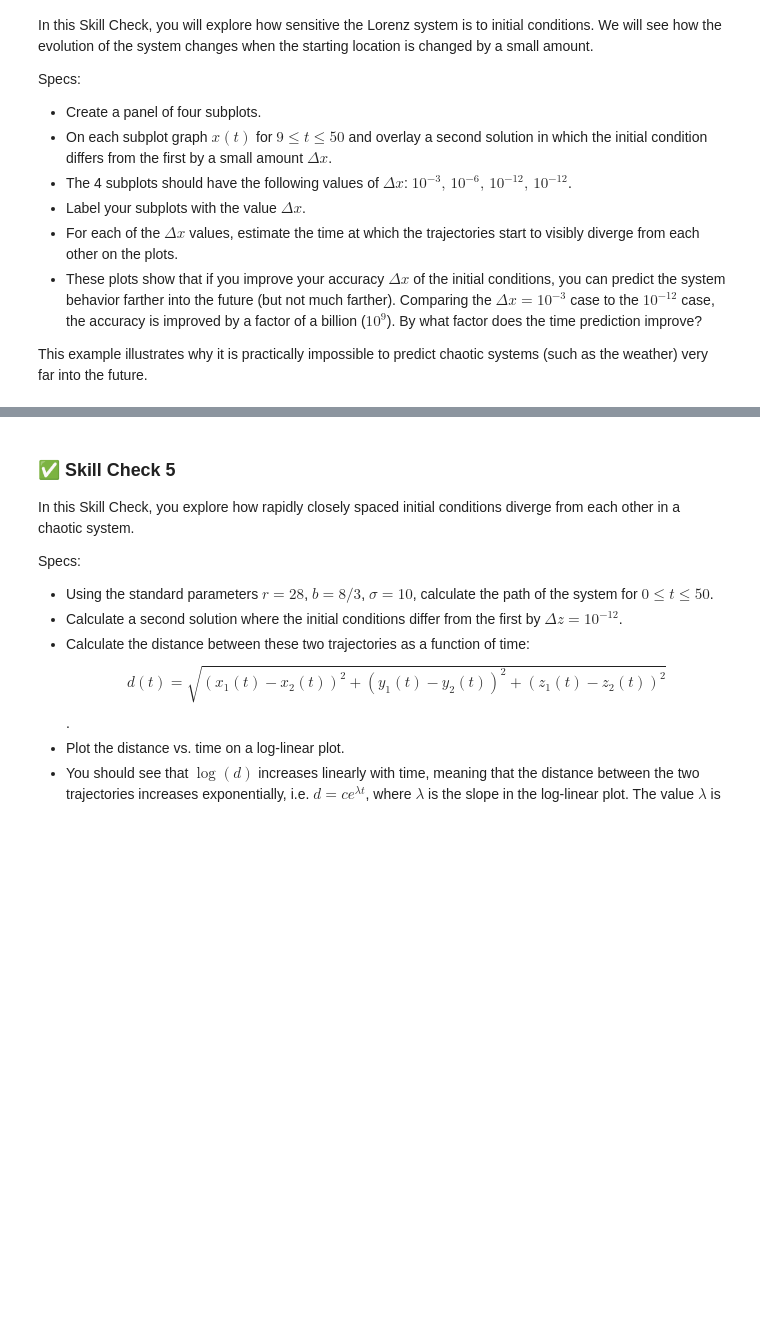
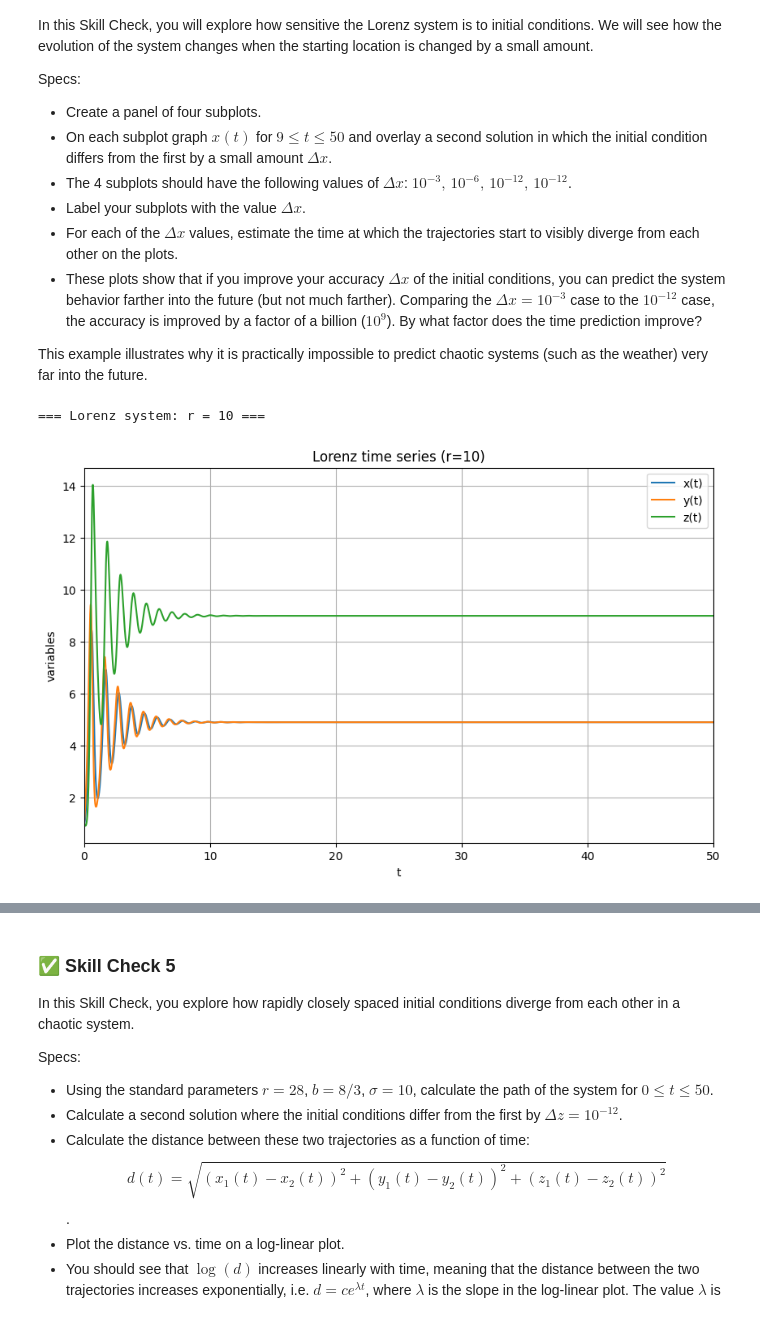
Before and after one commit to morganpatito/Computational-Physics, a Jupyter notebook: ode/ode_4.ipynb, the cells around one changed output, grey strips where cells are left out. Saved outputs shown, nothing was run; the diff lists cells and outputs as text; code cells hidden in the pictures; blank space fills up the shorter version.

```diff
--- a/ode/ode_4.ipynb
+++ b/ode/ode_4.ipynb
@@ -359,0 +474,80 @@ from scipy.integrate import solve_ivp
+# %%
+import numpy as np
+import matplotlib.pyplot as plt
+from scipy.integrate import solve_ivp
+
+# your code here
+
+# Cell 7: Skill Check 3 - Lorenz system integration, time series and 3D plots
+import numpy as np
+import matplotlib.pyplot as plt
+from scipy.integrate import solve_ivp
+from mpl_toolkits.mplot3d import Axes3D  # registers 3D projection
+
+def deriv_lorenz(t, y, sigma, r, b):
+    x, yv, z = y
+    dxdt = sigma * (yv - x)
+    dydt = x * (r - z) - yv
+    dzdt = x * yv - b * z
+    return np.array([dxdt, dydt, dzdt])
+
+def analyze_and_plot_lorenz(r, sigma=10.0, b=8/3, tmax=50.0, y0=(1.0,1.0,1.0)):
+    print(f"\n=== Lorenz system: r = {r} ===")
+    t_span = (0.0, tmax)
+    t_eval = np.linspace(0, tmax, 5000)
+    sol = solve_ivp(deriv_lorenz, t_span, np.array(y0), args=(sigma, r, b),
+                    t_eval=t_eval, rtol=1e-9, atol=1e-12)
+    t = sol.t
+    X = sol.y  # shape (3, Nt)
+    x = X[0,:]; yv = X[1,:]; z = X[2,:]
+
+    # Plot time series
+    plt.figure(figsize=(10,6))
+    plt.plot(t, x, label='x(t)')
+    plt.plot(t, yv, label='y(t)')
+    plt.plot(t, z, label='z(t)')
+    plt.xlim(0, tmax)
+    plt.xlabel('t'); plt.ylabel('variables'); plt.title(f'Lorenz time series (r={r})')
+    plt.legend(); plt.grid(True); plt.show()
+
+    # 3D trajectory
+    fig = plt.figure(figsize=(8,6))
+    ax = fig.add_subplot(111, projection='3d')
+    ax.plot(x, yv, z, lw=0.5)
+    ax.set_title(f'Lorenz attractor (r={r})'); ax.set_xlabel('x'); ax.set_ylabel('y'); ax.set_zlabel('z')
+    plt.show()
+
+    # Simple classification heuristic:
+    # - compute std of each series after transient (t > tmax*0.5)
+    cut = int(len(t) * 0.5)
+    stds = np.std(X[:,cut:], axis=1)
+    # FFT peakiness check for x(t) after transient (detect clear dominant frequency)
+    from numpy.fft import rfft, rfftfreq
+    x_cut = x[cut:]
+    yf = np.abs(rfft(x_cut - np.mean(x_cut)))
+    freqs = rfftfreq(x_cut.size, d=(t[1]-t[0]))
+    # find relative peak dominance
+    if yf.size > 3:
+        peak_ratio = np.max(yf) / (np.mean(yf) + 1e-16)
+    else:
+        peak_ratio = 0.0
+
+    print("std(x,y,z) after t>tmax/2:", np.round(stds, 4))
+    print("FFT peak ratio (x):", np.round(peak_ratio, 3))
+
+    # Heuristic classification
+    if np.all(stds < 0.01):
+        classification = "stable fixed point"
+    elif peak_ratio > 10.0:
+        classification = "limit cycle / periodic"
+    else:
+        classification = "chaotic or complex (transient/chaos)"
+    print("Suggested classification (heuristic):", classification)
+
+# Run for specified r values
+r_values = [10, 22, 24.5, 28, 100]
+for r in r_values:
+    analyze_and_plot_lorenz(r)
+# %% [output]
+=== Lorenz system: r = 10 ===
+[figure, added]
```
Also changed, not shown: parts of 13 cells of this notebook.
